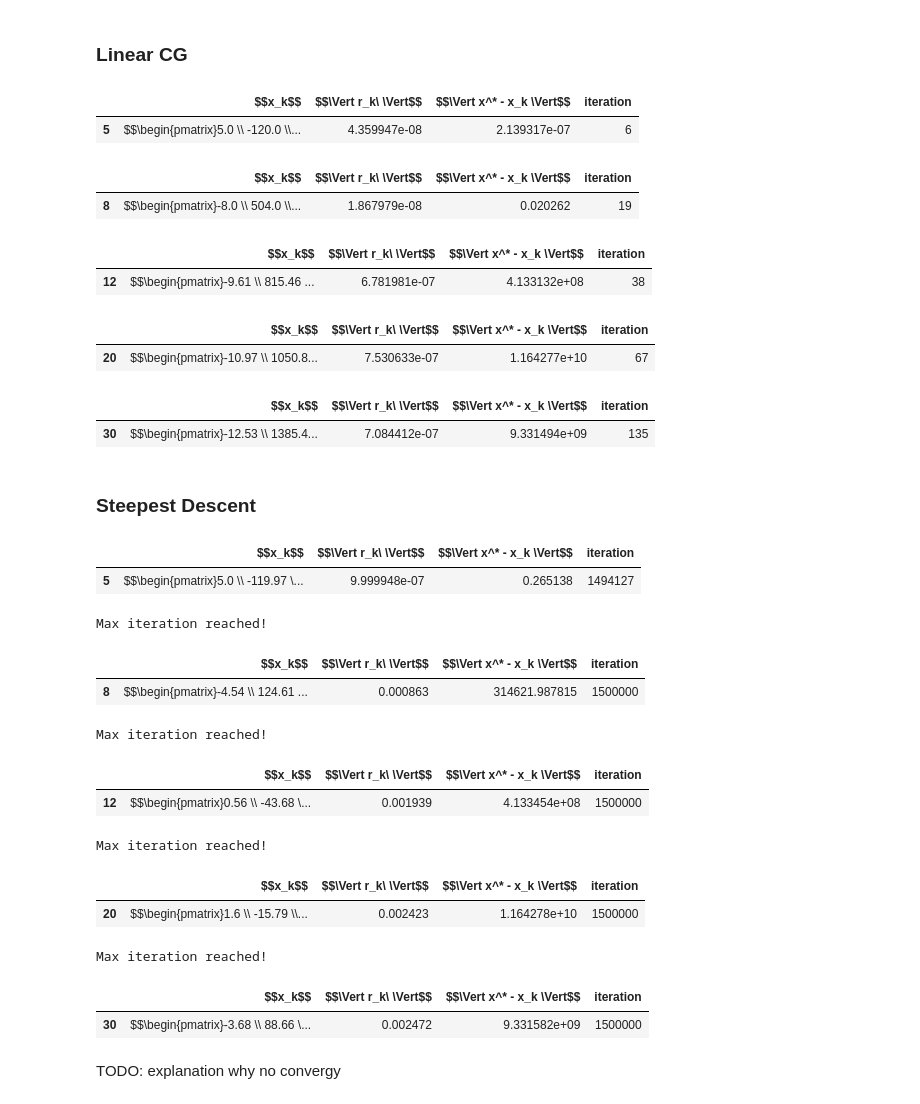
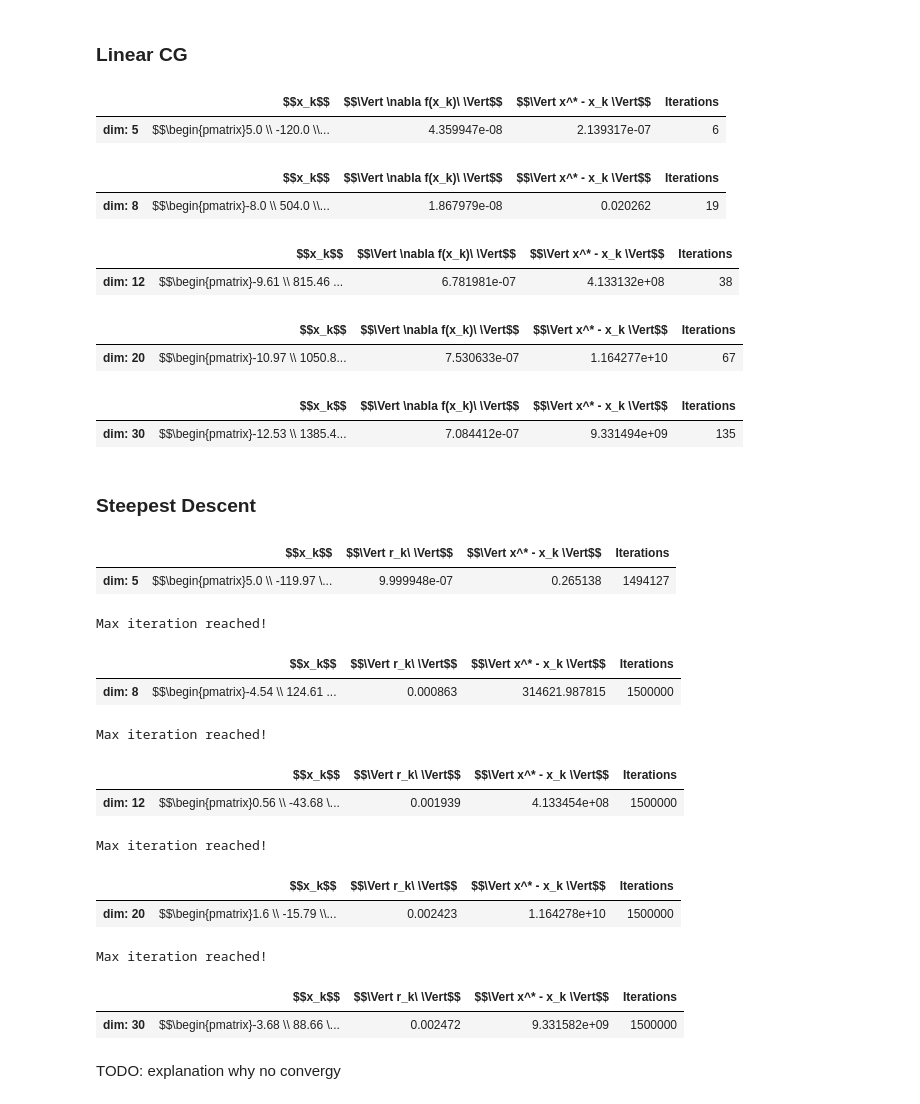
Before and after one commit to pilzpascal/ss23_Numerical_Optimisation, a Jupyter notebook: 1/Phase 2/phase2.ipynb, the cells around one changed output. Drawn from its saved outputs; the diff is of its cells as text; code cells hidden in the pictures.

```diff
--- a/1/Phase 2/phase2.ipynb
+++ b/1/Phase 2/phase2.ipynb
@@ -99,46 +99,46 @@ inputs = [
                  -1.68168004e+05, 5.14800010e+04])),
     (fc.l_f3_grad, np.array([-1.28758021e+01, 1.82700490e+03, -6.35497518e+04, 9.48423728e+05,
                           -7.55539458e+06, 3.58352883e+07, -1.07176657e+08, 2.07239527e+08,
                           -2.58446725e+08, 2.00601048e+08, -8.81030636e+07, 1.67194346e+07])),
     (fc.l_f4_grad, np.array([-3.06198188e+01, 5.79631108e+03, -2.67656855e+05, 5.30590627e+06,
                           -5.62934738e+07, 3.56180768e+08, -1.41454296e+09, 3.54689896e+09,
                           -5.26881741e+09, 3.31570124e+09, 2.23492076e+09, -4.62144407e+09,
                           -4.79904240e+08, 5.96741325e+09, -4.19120773e+09, -4.68358103e+08,
                           1.17802999e+09, 4.13333400e+08, -7.15516924e+08, 1.98562765e+08])),
     (fc.l_f5_grad, np.array([-9.82482439e+00, 1.83726227e+03, -8.40808229e+04, 1.63655657e+06,
                           -1.67132563e+07, 9.84342322e+07, -3.42619774e+08, 6.54384034e+08,
                           -3.64246837e+08, -1.23608428e+09, 3.33110919e+09, -4.11395369e+09,
                           3.61640475e+09, -3.04010905e+09, 2.03383571e+09, -6.12820729e+08,
                           5.54105091e+08, -1.97634656e+09, 2.17304903e+09, 2.29862444e+08,
                           -1.61735957e+09, -5.59274698e+08, 1.42743422e+09, 9.15511460e+08,
                           -4.43132977e+08, -2.73444446e+09, 2.35525831e+09, 5.29596440e+08,
                           -1.25096008e+09, 3.87527105e+08]))
 ]
 for grad_fn, sol in inputs:
     n_dims = sol.shape[0]
 
     x_k, r_k_norm, sol_diff_norm, iteration = linear_cg(grad_fn, np.zeros(shape=n_dims), sol, n_dims)
 
     df_dict = {
         '$$x_k$$': r'$$\begin{pmatrix}' + r' \\ '.join([str(round(d, 2)) for d in x_k]) + r'\end{pmatrix}$$',
-        '$$\Vert r_k\ \Vert$$': r_k_norm,
+        '$$\Vert \nabla f(x_k)\ \Vert$$': r_k_norm,
         '$$\Vert x^* - x_k \Vert$$': sol_diff_norm,
-        'iteration': iteration
+        'Iterations': iteration
     }
 
-    df = pd.DataFrame(df_dict, index=[n_dims])
+    df = pd.DataFrame(df_dict, index=[f"dim: {n_dims}"])
     display(df)
 # %% [output]
-|  | $$x_k$$ | $$\Vert r_k\ \Vert$$ | $$\Vert x^* - x_k \Vert$$ | iteration |
-| 5 | $$\begin{pmatrix}5.0 \\ -120.0 \\... | 4.359947e-08 | 2.139317e-07 | 6 |
+|  | $$x_k$$ | $$\Vert \nabla f(x_k)\ \Vert$$ | $$\Vert x^* - x_k \Vert$$ | Iterations |
+| dim: 5 | $$\begin{pmatrix}5.0 \\ -120.0 \\... | 4.359947e-08 | 2.139317e-07 | 6 |
-|  | $$x_k$$ | $$\Vert r_k\ \Vert$$ | $$\Vert x^* - x_k \Vert$$ | iteration |
-| 8 | $$\begin{pmatrix}-8.0 \\ 504.0 \\... | 1.867979e-08 | 0.020262 | 19 |
+|  | $$x_k$$ | $$\Vert \nabla f(x_k)\ \Vert$$ | $$\Vert x^* - x_k \Vert$$ | Iterations |
+| dim: 8 | $$\begin{pmatrix}-8.0 \\ 504.0 \\... | 1.867979e-08 | 0.020262 | 19 |
-|  | $$x_k$$ | $$\Vert r_k\ \Vert$$ | $$\Vert x^* - x_k \Vert$$ | iteration |
-| 12 | $$\begin{pmatrix}-9.61 \\ 815.46 ... | 6.781981e-07 | 4.133132e+08 | 38 |
+|  | $$x_k$$ | $$\Vert \nabla f(x_k)\ \Vert$$ | $$\Vert x^* - x_k \Vert$$ | Iterations |
+| dim: 12 | $$\begin{pmatrix}-9.61 \\ 815.46 ... | 6.781981e-07 | 4.133132e+08 | 38 |
-|  | $$x_k$$ | $$\Vert r_k\ \Vert$$ | $$\Vert x^* - x_k \Vert$$ | iteration |
-| 20 | $$\begin{pmatrix}-10.97 \\ 1050.8... | 7.530633e-07 | 1.164277e+10 | 67 |
+|  | $$x_k$$ | $$\Vert \nabla f(x_k)\ \Vert$$ | $$\Vert x^* - x_k \Vert$$ | Iterations |
+| dim: 20 | $$\begin{pmatrix}-10.97 \\ 1050.8... | 7.530633e-07 | 1.164277e+10 | 67 |
-|  | $$x_k$$ | $$\Vert r_k\ \Vert$$ | $$\Vert x^* - x_k \Vert$$ | iteration |
-| 30 | $$\begin{pmatrix}-12.53 \\ 1385.4... | 7.084412e-07 | 9.331494e+09 | 135 |
+|  | $$x_k$$ | $$\Vert \nabla f(x_k)\ \Vert$$ | $$\Vert x^* - x_k \Vert$$ | Iterations |
+| dim: 30 | $$\begin{pmatrix}-12.53 \\ 1385.4... | 7.084412e-07 | 9.331494e+09 | 135 |
 # %% [markdown]
 ### Steepest Descent
 # %%
@@ -186,28 +186,28 @@ for grad_fn, sol in inputs:
 
     df_dict = {
         '$$x_k$$': r'$$\begin{pmatrix}' + r' \\ '.join([str(round(d, 2)) for d in x_k]) + r'\end{pmatrix}$$',
-        '$$\Vert r_k\ \Vert$$': r_k_norm,
+        '$$\Vert \nabla f(x_k)\ \Vert$$': r_k_norm,
         '$$\Vert x^* - x_k \Vert$$': sol_diff_norm,
-        'iteration': iteration
+        'Iterations': iteration
     }
 
-    df = pd.DataFrame(df_dict, index=[n_dims])
+    df = pd.DataFrame(df_dict, index=[f"dim: {n_dims}"])
     display(df)
 # %% [output]
-|  | $$x_k$$ | $$\Vert r_k\ \Vert$$ | $$\Vert x^* - x_k \Vert$$ | iteration |
-| 5 | $$\begin{pmatrix}5.0 \\ -119.97 \... | 9.999948e-07 | 0.265138 | 1494127 |
+|  | $$x_k$$ | $$\Vert r_k\ \Vert$$ | $$\Vert x^* - x_k \Vert$$ | Iterations |
+| dim: 5 | $$\begin{pmatrix}5.0 \\ -119.97 \... | 9.999948e-07 | 0.265138 | 1494127 |
 Max iteration reached!
-|  | $$x_k$$ | $$\Vert r_k\ \Vert$$ | $$\Vert x^* - x_k \Vert$$ | iteration |
-| 8 | $$\begin{pmatrix}-4.54 \\ 124.61 ... | 0.000863 | 314621.987815 | 1500000 |
+|  | $$x_k$$ | $$\Vert r_k\ \Vert$$ | $$\Vert x^* - x_k \Vert$$ | Iterations |
+| dim: 8 | $$\begin{pmatrix}-4.54 \\ 124.61 ... | 0.000863 | 314621.987815 | 1500000 |
 Max iteration reached!
-|  | $$x_k$$ | $$\Vert r_k\ \Vert$$ | $$\Vert x^* - x_k \Vert$$ | iteration |
-| 12 | $$\begin{pmatrix}0.56 \\ -43.68 \... | 0.001939 | 4.133454e+08 | 1500000 |
+|  | $$x_k$$ | $$\Vert r_k\ \Vert$$ | $$\Vert x^* - x_k \Vert$$ | Iterations |
+| dim: 12 | $$\begin{pmatrix}0.56 \\ -43.68 \... | 0.001939 | 4.133454e+08 | 1500000 |
 Max iteration reached!
-|  | $$x_k$$ | $$\Vert r_k\ \Vert$$ | $$\Vert x^* - x_k \Vert$$ | iteration |
-| 20 | $$\begin{pmatrix}1.6 \\ -15.79 \\... | 0.002423 | 1.164278e+10 | 1500000 |
+|  | $$x_k$$ | $$\Vert r_k\ \Vert$$ | $$\Vert x^* - x_k \Vert$$ | Iterations |
+| dim: 20 | $$\begin{pmatrix}1.6 \\ -15.79 \\... | 0.002423 | 1.164278e+10 | 1500000 |
 Max iteration reached!
-|  | $$x_k$$ | $$\Vert r_k\ \Vert$$ | $$\Vert x^* - x_k \Vert$$ | iteration |
-| 30 | $$\begin{pmatrix}-3.68 \\ 88.66 \... | 0.002472 | 9.331582e+09 | 1500000 |
+|  | $$x_k$$ | $$\Vert r_k\ \Vert$$ | $$\Vert x^* - x_k \Vert$$ | Iterations |
+| dim: 30 | $$\begin{pmatrix}-3.68 \\ 88.66 \... | 0.002472 | 9.331582e+09 | 1500000 |
 # %% [markdown]
 TODO: explanation why no convergy
 # %% [markdown]
```
Also changed, not shown: parts of 16 cells of this notebook.
